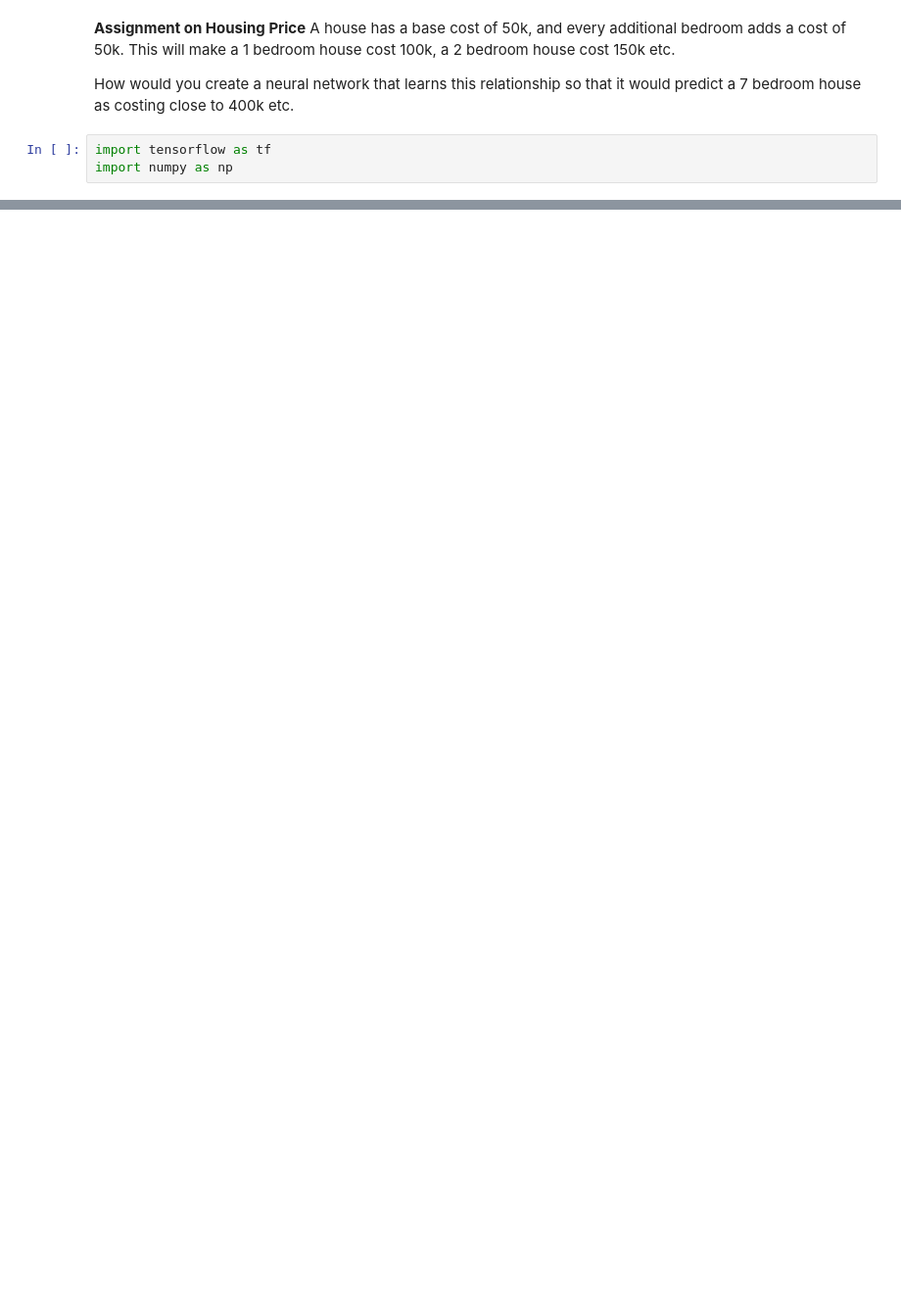
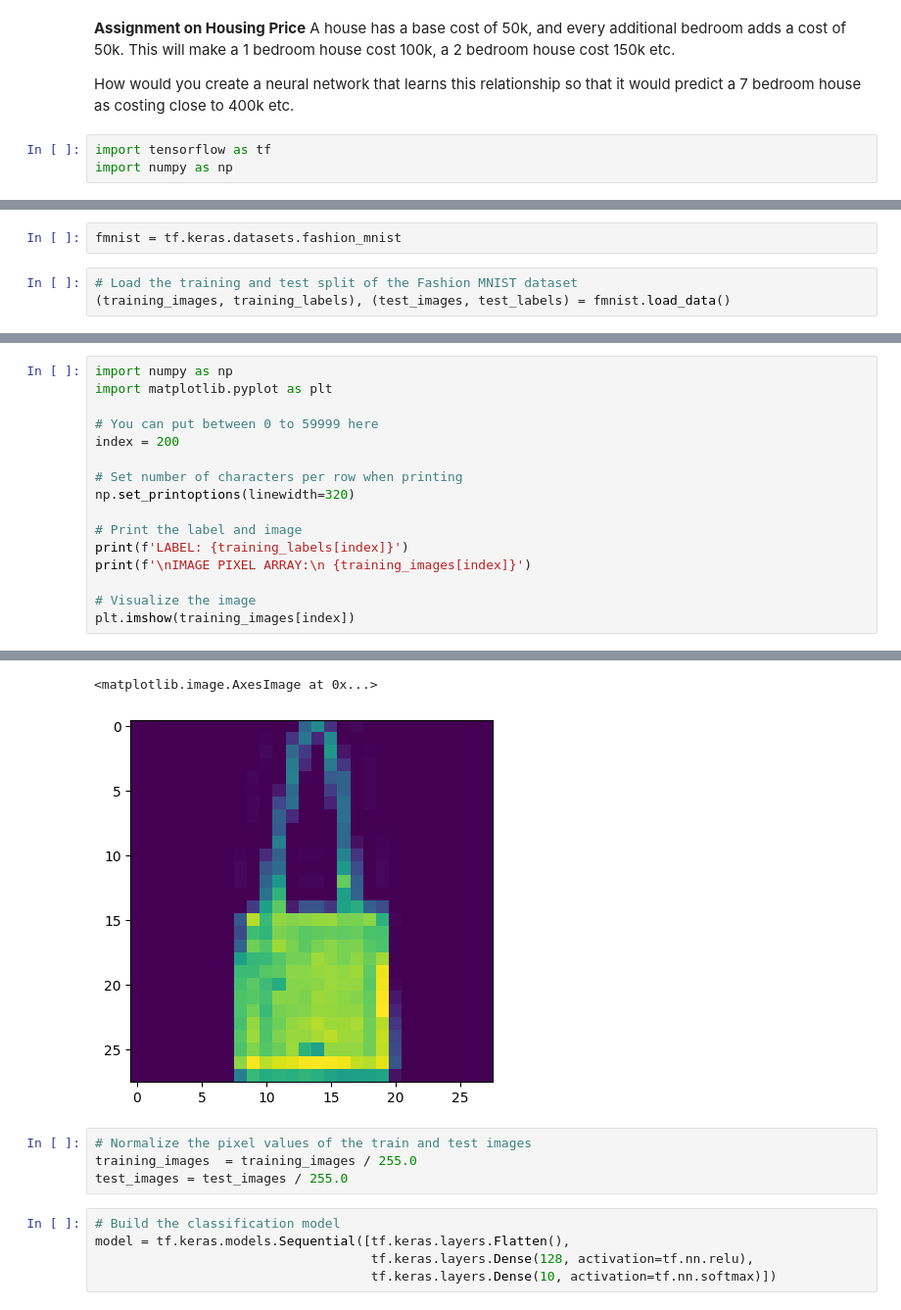
Before and after one commit to noobmasterfinishlaster/Introduction-to-TensorFlow-for-Artificial-Intelligence-Machine-Learning-Coursera, a Jupyter notebook: Introduction_to_TensorFlow_for_Artificial_Intelligence,_Machine_Learning_Coursera.ipynb, the cells around one changed output, grey strips where cells are left out. Shown at 98% size. Cells and saved outputs as stored; diff of their text form; blank space fills up the shorter version.

```diff
--- a/Introduction_to_TensorFlow_for_Artificial_Intelligence,_Machine_Learning_Coursera.ipynb
+++ b/Introduction_to_TensorFlow_for_Artificial_Intelligence,_Machine_Learning_Coursera.ipynb
@@ -91,0 +121,5 @@ print(prediction)
+# %%
+fmnist = tf.keras.datasets.fashion_mnist
+# %%
+# Load the training and test split of the Fashion MNIST dataset
+(training_images, training_labels), (test_images, test_labels) = fmnist.load_data()
@@ -91,0 +135,17 @@ print(prediction)
+# %%
+import numpy as np
+import matplotlib.pyplot as plt
+
+# You can put between 0 to 59999 here
+index = 200
+
+# Set number of characters per row when printing
+np.set_printoptions(linewidth=320)
+
+# Print the label and image
+print(f'LABEL: {training_labels[index]}')
+print(f'\nIMAGE PIXEL ARRAY:\n {training_images[index]}')
+
+# Visualize the image
+plt.imshow(training_images[index])
+# %% [output]
@@ -91,0 +169,11 @@ print(prediction)
+<matplotlib.image.AxesImage at 0x...>
+[figure, added]
+# %%
+# Normalize the pixel values of the train and test images
+training_images  = training_images / 255.0
+test_images = test_images / 255.0
+# %%
+# Build the classification model
+model = tf.keras.models.Sequential([tf.keras.layers.Flatten(),
+                                    tf.keras.layers.Dense(128, activation=tf.nn.relu),
+                                    tf.keras.layers.Dense(10, activation=tf.nn.softmax)])
```
Also changed, not shown: parts of 55 cells of this notebook.
